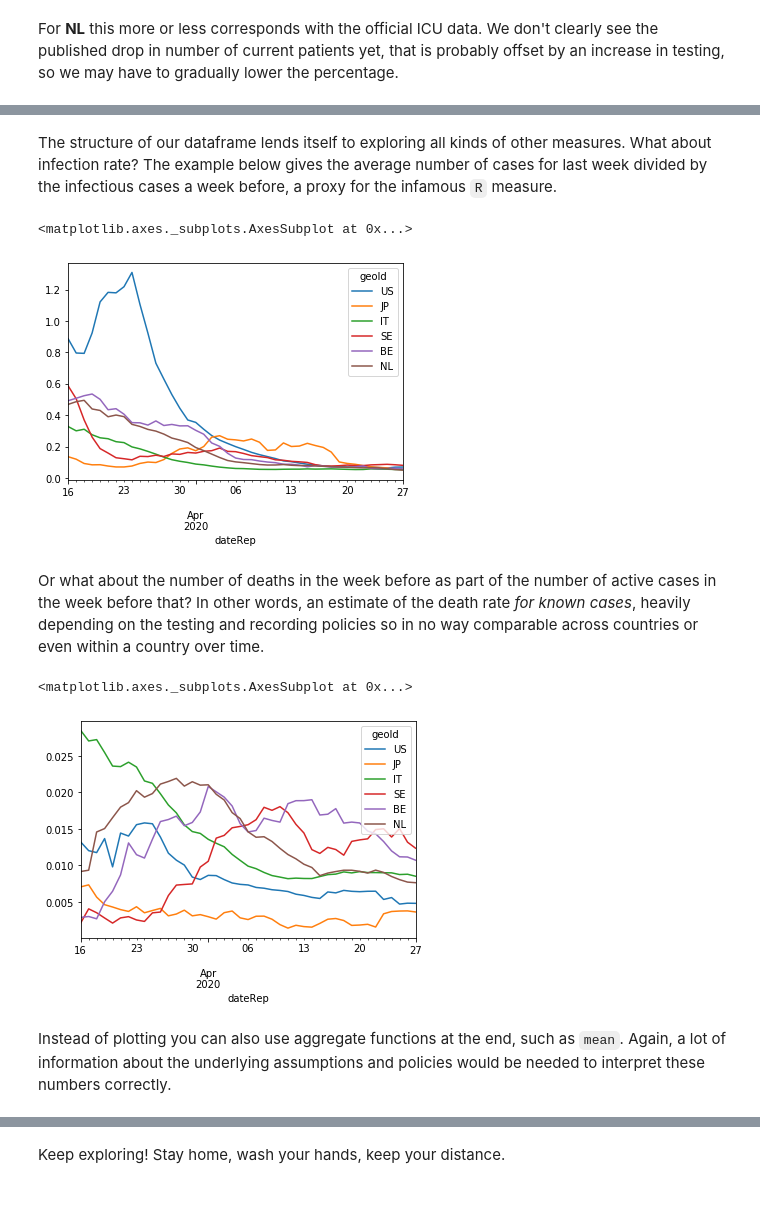
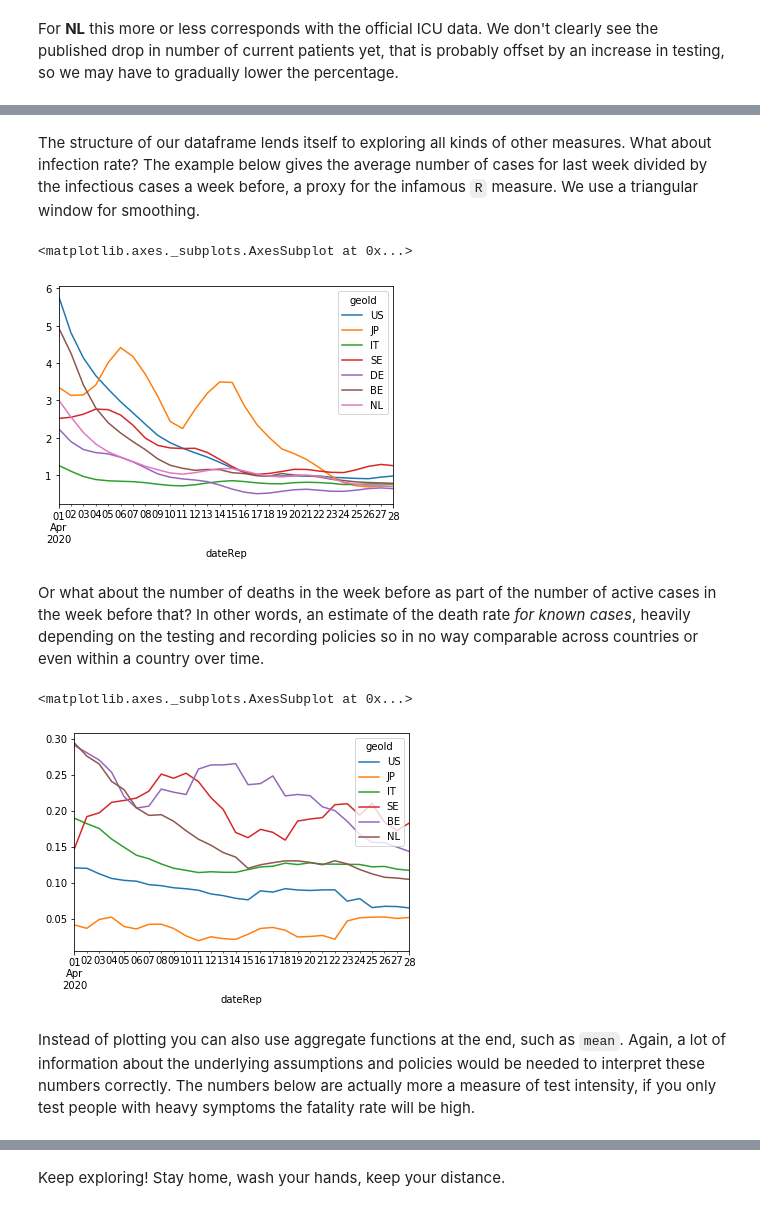
Before and after one commit to CODAIT/covid-notebooks, a Jupyter notebook: EUCDC.ipynb, the cells around one changed output, grey strips where cells are left out. Saved outputs shown, nothing was run; the diff lists cells and outputs as text; code cells hidden in the pictures.

```diff
--- a/EUCDC.ipynb
+++ b/EUCDC.ipynb
@@ -238,17 +238,17 @@ For __NL__ this more or less corresponds with the official ICU data. We don't cl
 # %% [markdown]
-The structure of our dataframe lends itself to exploring all kinds of other measures. What about infection rate? The example below gives the average number of cases for last week divided by the infectious cases a week before, a proxy for the infamous `R` measure.
+The structure of our dataframe lends itself to exploring all kinds of other measures. What about infection rate? The example below gives the average number of cases for last week divided by the infectious cases a week before, a proxy for the infamous `R` measure. We use a triangular window for smoothing.
 # %%
-(df_geo.rolling(7).mean() / df_geo.shift(7).rolling(14).sum())['cases'][['US', 'JP', 'IT', 'SE', 'BE', 'NL']].loc['20200316':].plot()
+(df_geo.rolling(7, win_type='triang').mean() / df_geo.shift(7).rolling(14, win_type='triang').mean())['cases'][['US', 'JP', 'IT', 'SE', 'DE', 'BE', 'NL']].loc['20200401':].plot()
 # %% [output]
 <matplotlib.axes._subplots.AxesSubplot at 0x...>
-[figure, old version]
+[figure, new version]
 # %% [markdown]
 Or what about the number of deaths in the week before as part of the number of active cases in the week before that? In other words, an estimate of the death rate _for known cases_, heavily depending on the testing and recording policies so in no way comparable across countries or even within a country over time.
 # %%
-(df_geo.rolling(7).mean()['deaths'] / df_geo.shift(7).rolling(14).sum()['cases'])[['US', 'JP', 'IT', 'SE', 'BE', 'NL']].loc['20200316':].plot()
+(df_geo.rolling(7).mean()['deaths'] / df_geo.shift(7).rolling(14).mean()['cases'])[['US', 'JP', 'IT', 'SE', 'BE', 'NL']].loc['20200401':].plot()
 # %% [output]
 <matplotlib.axes._subplots.AxesSubplot at 0x...>
-[figure, old version]
+[figure, new version]
 # %% [markdown]
-Instead of plotting you can also use aggregate functions at the end, such as `mean`. Again, a lot of information about the underlying assumptions and policies would be needed to interpret these numbers correctly.
+Instead of plotting you can also use aggregate functions at the end, such as `mean`. Again, a lot of information about the underlying assumptions and policies would be needed to interpret these numbers correctly. The numbers below are actually more a measure of test intensity, if you only test people with heavy symptoms the fatality rate will be high.
 # %%
```
Also changed, not shown: parts of 16 cells of this notebook.
